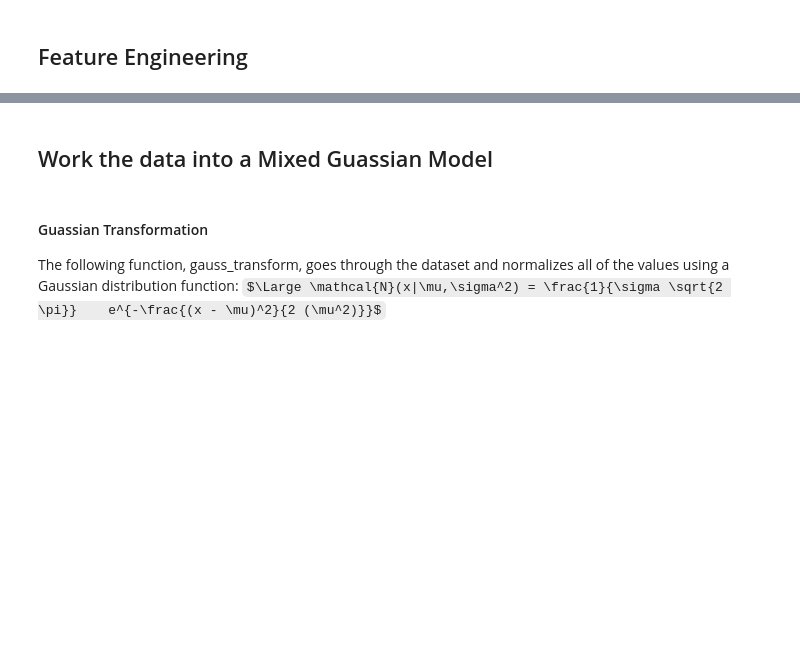
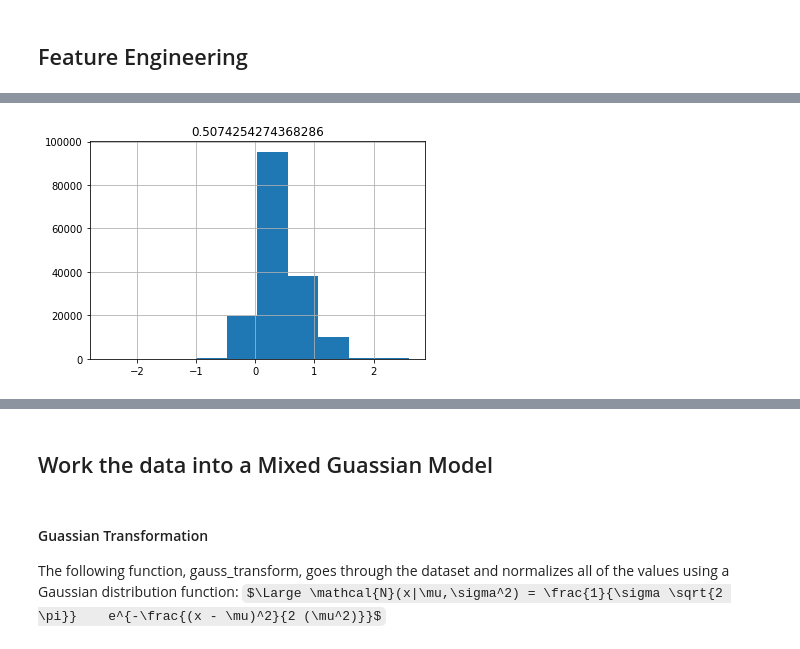
Before and after one commit to daltonhahn/eecs738-probably_interesting_data, a Jupyter notebook: notebooks/02-dahrla-prob-interesting-data-posture.ipynb, the cells around one changed output, grey strips where cells are left out. Drawn from its saved outputs; the diff is of its cells as text; code cells hidden in the pictures; some formulas as TeX source; blank space fills up the shorter version.

```diff
--- a/notebooks/02-dahrla-prob-interesting-data-posture.ipynb
+++ b/notebooks/02-dahrla-prob-interesting-data-posture.ipynb
@@ -58 +55,5 @@ hist = df.hist(column = df.columns[0])
+# %%
+hist = df.hist(column = df.columns[6])
+# %% [output]
+[figure, added]
 # %%
```
Also changed, not shown: parts of 15 cells of this notebook.
